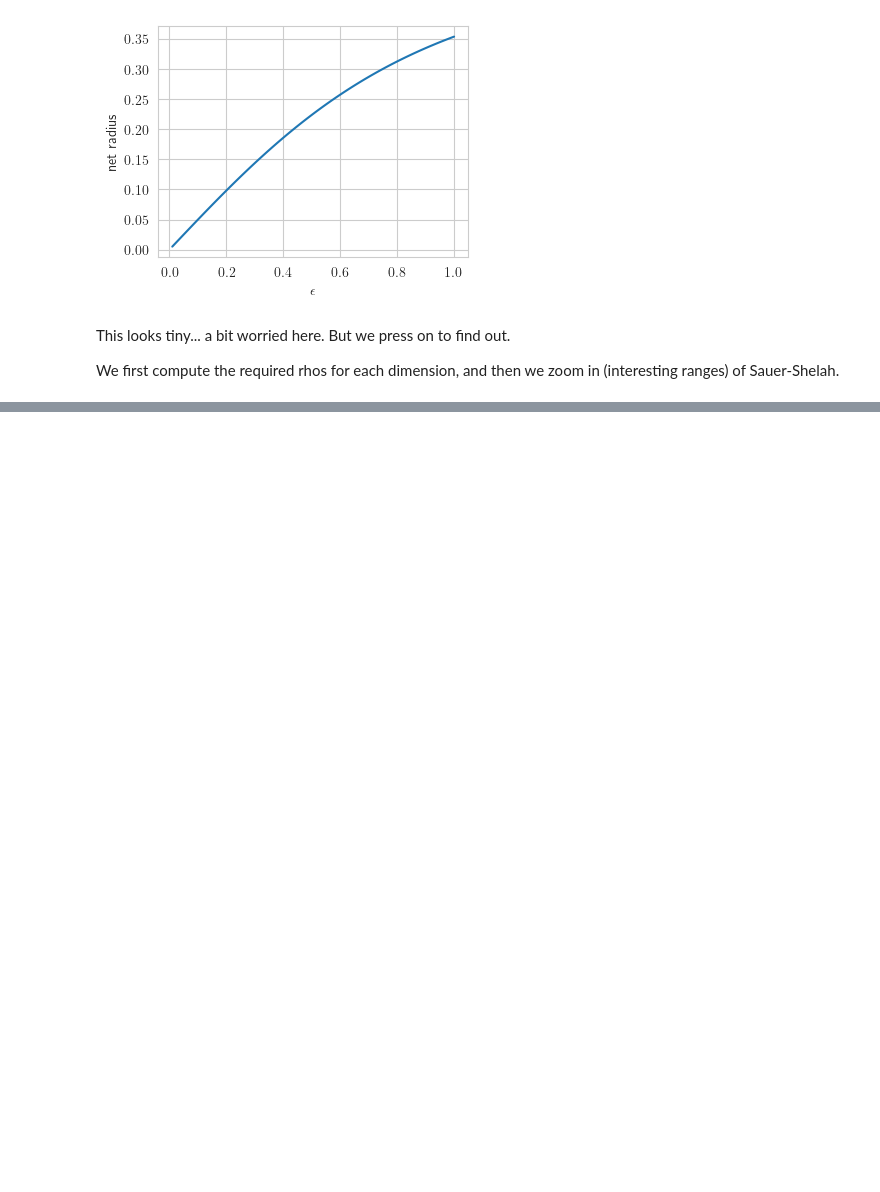
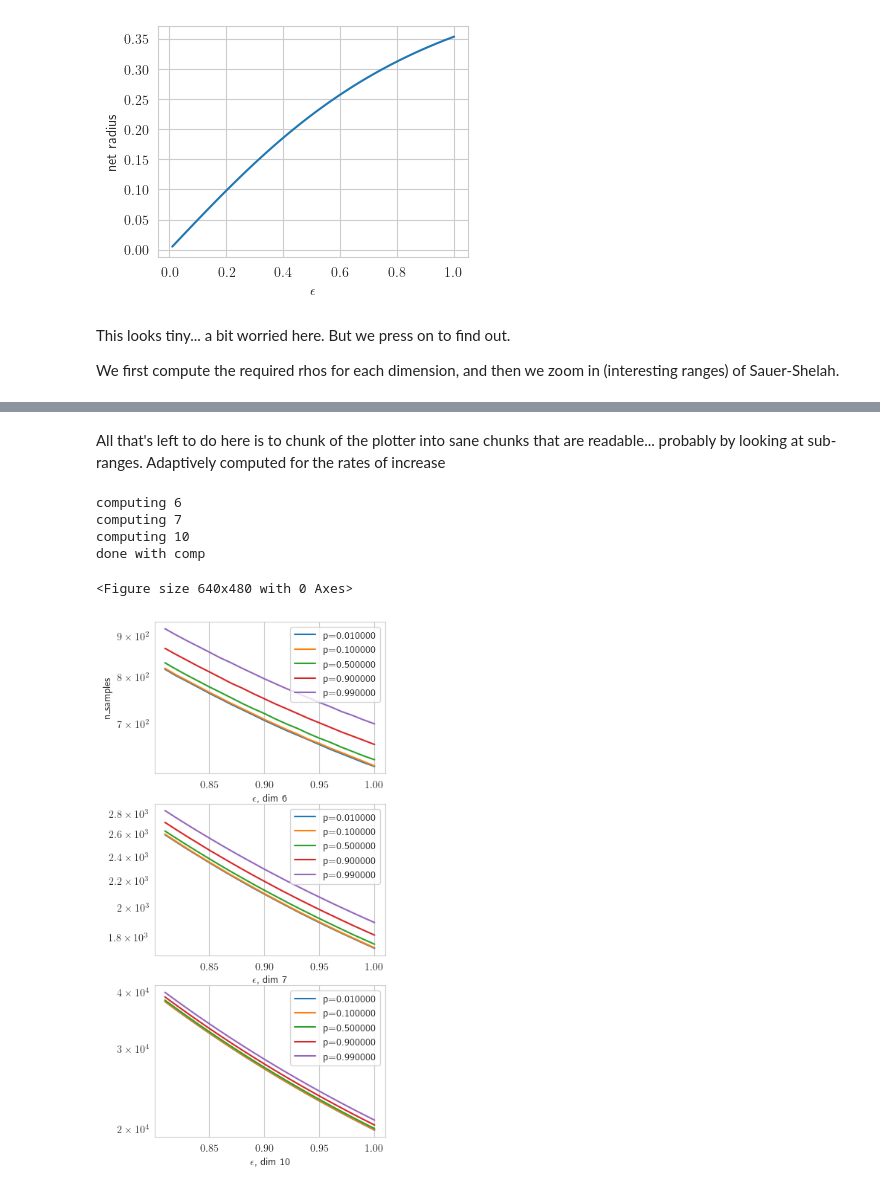
Before and after one commit to robustrobotics/nonasymptotic-mp, a Jupyter notebook: notebooks/designing_tractable_experiments.ipynb, the cells around one changed output, grey strips where cells are left out. Cells and saved outputs as stored; diff of their text form; code cells hidden in the pictures; blank space fills up the shorter version.

```diff
--- a/notebooks/designing_tractable_experiments.ipynb
+++ b/notebooks/designing_tractable_experiments.ipynb
@@ -74,0 +128,39 @@ ValueError: operands could not be broadcast together with shapes (100,) (6,)
+# %% [markdown]
+All that's left to do here is to chunk of the plotter into sane chunks that are readable... probably by looking at sub-ranges. Adaptively computed for the rates of increase
+# %%
+ # computing and plotting the interesting ranges of Sauer-Shelah for each dimension
+success_probs = np.array([1e-2, 0.1, 0.5, 0.9, 0.99])
+
+# indexing layout of the record array: [dims] X [success_probs] X [epsilons<->rho] -> sample_required
+small_ds = [_d for _d in ds if 6 <= _d <= 10]
+
+required_samples = np.zeros((len(small_ds), len(success_probs), len(tols)))
+
+# (the bound computation is woefully unvectorized, which is why we have to do this)
+for i_d, _d in enumerate(small_ds):
+    print('computing %i' % _d)
+    _vc = _d + 1
+    for i_sp, _sp in enumerate(success_probs):
+       for i_rho, _rho in enumerate(rhos[i_d]):
+           required_samples[i_d, i_sp, i_rho] = doubling_search_over_sauer_shelah(_rho, _vc, _sp)
+
+
+print('done with comp')
+plt.figure()
+_, axs = plt.subplots(len(small_ds), 1, figsize=(4, 3 * len(small_ds)))
+axs[0].set_ylabel('n_samples')
+for ax, _rs, _d in zip(axs, required_samples, small_ds):
+    for i_sp, _sp in enumerate(success_probs):
+        ax.plot(tols[:20], _rs[i_sp, :20], label='p=%f' % _sp)
+    ax.set_xlabel(r'$\epsilon$, dim %i' % _d)
+    ax.set_yscale('log')
+    ax.legend()
+
+plt.show()
+# %% [output]
+computing 6
+computing 7
+computing 10
+done with comp
+<Figure size 640x480 with 0 Axes>
+[figure, added]
```
Also changed, not shown: parts of 6 cells of this notebook.
